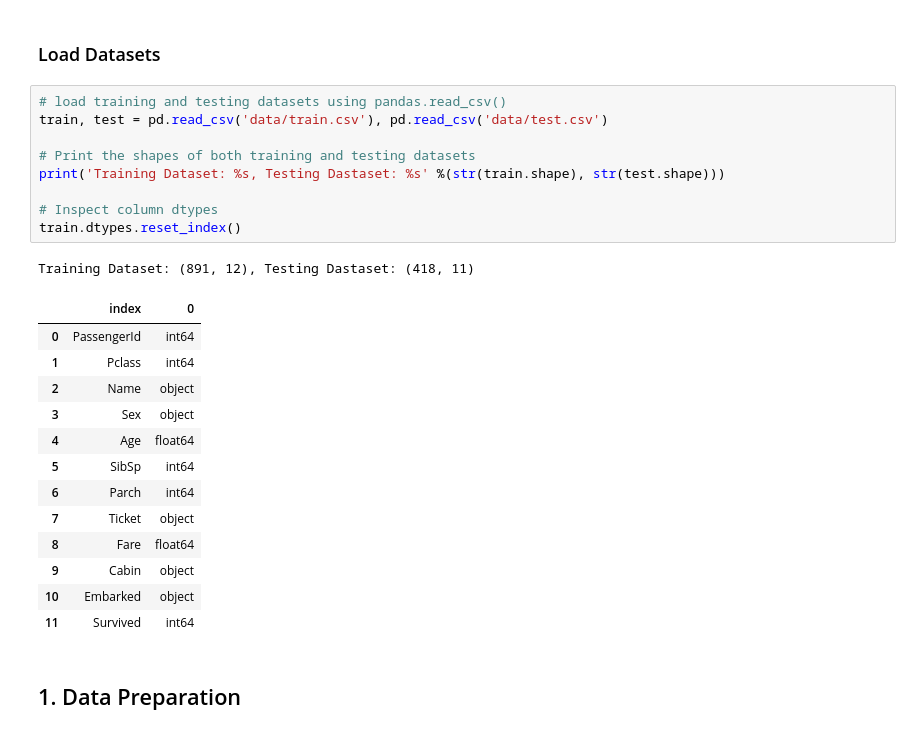
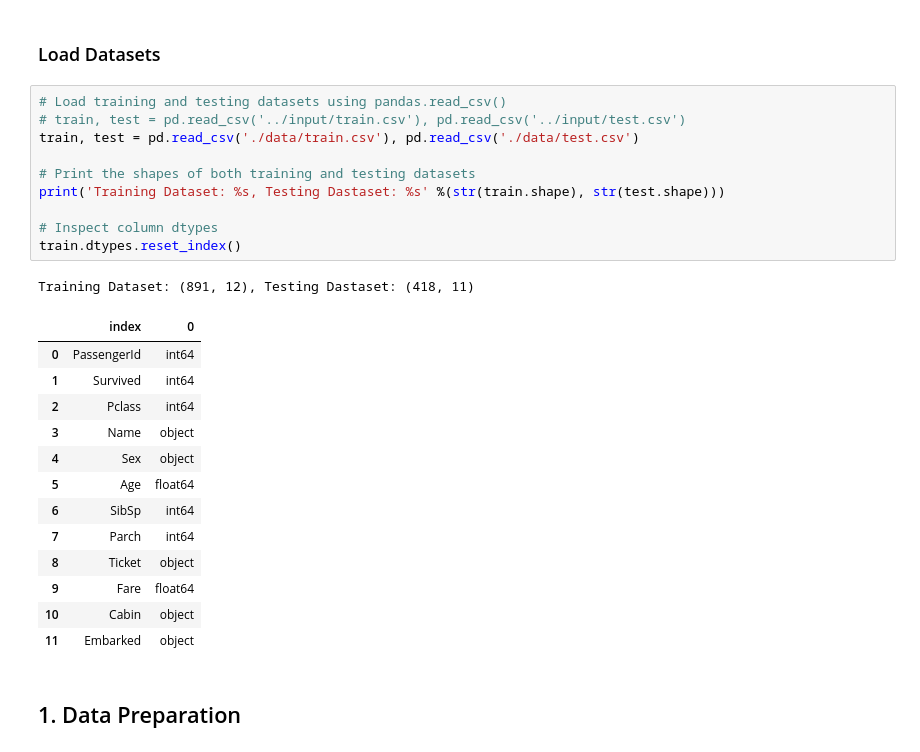
Before and after one commit to peterwhycs/kaggle, a Jupyter notebook: titanic-machine-learning-from-disaster/titanic-disaster.ipynb, the cells around one changed output. Cells and saved outputs as stored; diff of their text form.

```diff
--- a/titanic-machine-learning-from-disaster/titanic-disaster.ipynb
+++ b/titanic-machine-learning-from-disaster/titanic-disaster.ipynb
@@ -33,29 +33,30 @@ np.random.RandomState(seed=42);
 # %% [markdown]
 ### Load Datasets
 # %%
-# load training and testing datasets using pandas.read_csv()
-train, test = pd.read_csv('data/train.csv'), pd.read_csv('data/test.csv')
+# Load training and testing datasets using pandas.read_csv()
+# train, test = pd.read_csv('../input/train.csv'), pd.read_csv('../input/test.csv')
+train, test = pd.read_csv('./data/train.csv'), pd.read_csv('./data/test.csv')
 
 # Print the shapes of both training and testing datasets
 print('Training Dataset: %s, Testing Dastaset: %s' %(str(train.shape), str(test.shape)))
 
 # Inspect column dtypes
 train.dtypes.reset_index()
 # %% [output]
 Training Dataset: (891, 12), Testing Dastaset: (418, 11)
 |  | index | 0 |
 | 0 | PassengerId | int64 |
-| 1 | Pclass | int64 |
-| 2 | Name | object |
-| 3 | Sex | object |
-| 4 | Age | float64 |
-| 5 | SibSp | int64 |
-| 6 | Parch | int64 |
-| 7 | Ticket | object |
-| 8 | Fare | float64 |
-| 9 | Cabin | object |
-| 10 | Embarked | object |
-| 11 | Survived | int64 |
+| 1 | Survived | int64 |
+| 2 | Pclass | int64 |
+| 3 | Name | object |
+| 4 | Sex | object |
+| 5 | Age | float64 |
+| 6 | SibSp | int64 |
+| 7 | Parch | int64 |
+| 8 | Ticket | object |
+| 9 | Fare | float64 |
+| 10 | Cabin | object |
+| 11 | Embarked | object |
 # %% [markdown]
 ## 1. Data Preparation
 # %% [markdown]
```
Also changed, not shown: parts of 32 cells of this notebook.
